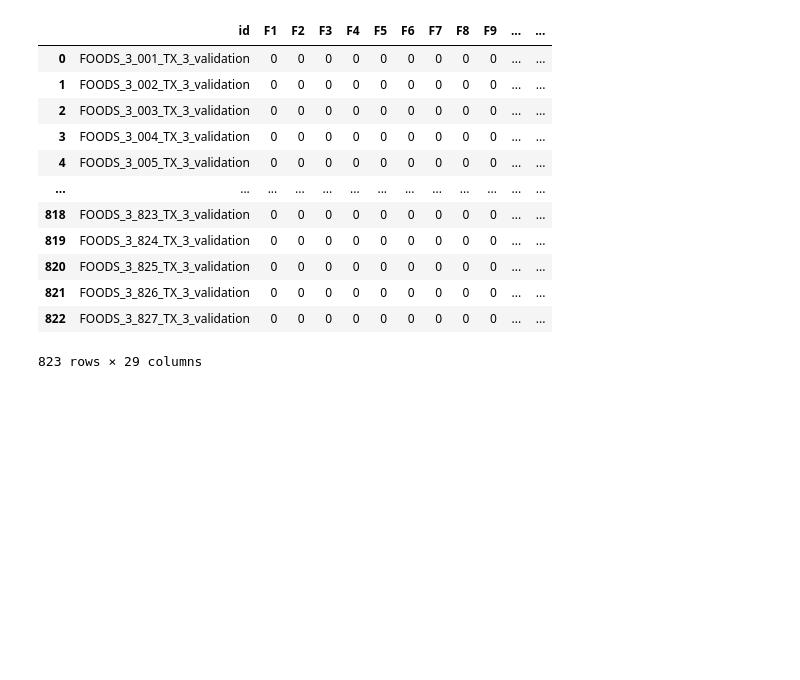
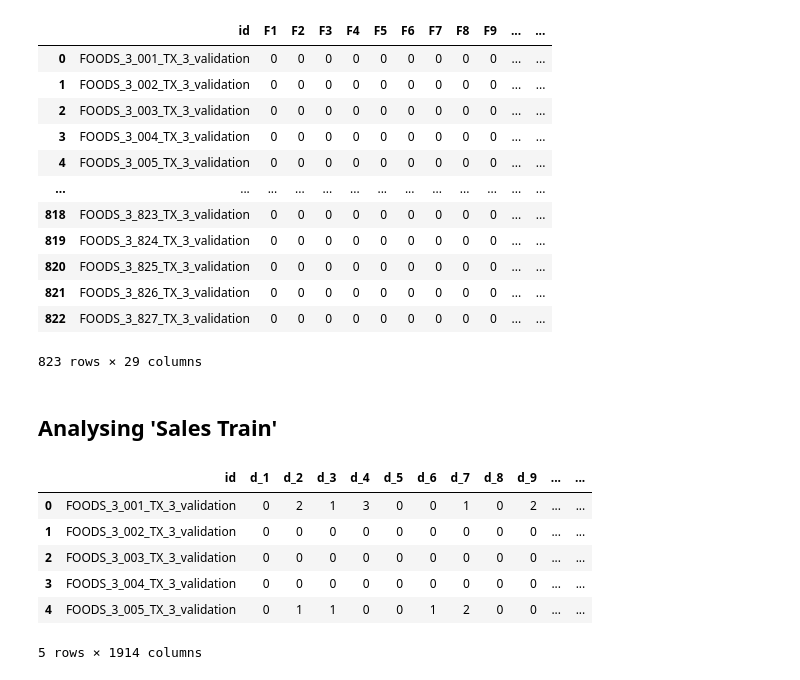
Before and after one commit to barath-uni/AFCS_Group_4, a Jupyter notebook: data_model_python.ipynb, the cells around one changed output. Drawn from its saved outputs; the diff is of its cells as text; code cells hidden in the pictures; blank space fills up the shorter version.

```diff
--- a/data_model_python.ipynb
+++ b/data_model_python.ipynb
@@ -129,3 +132,15 @@ df_sample_sub
 | 821 | FOODS_3_826_TX_3_validation | 0 | 0 | 0 | 0 | 0 | 0 | 0 | 0 | 0 | ... | ... |
 | 822 | FOODS_3_827_TX_3_validation | 0 | 0 | 0 | 0 | 0 | 0 | 0 | 0 | 0 | ... | ... |
 823 rows × 29 columns
+# %% [markdown]
+## Analysing 'Sales Train'
+# %%
+df_sales_train.head()
+# %% [output]
+|  | id | d_1 | d_2 | d_3 | d_4 | d_5 | d_6 | d_7 | d_8 | d_9 | ... | ... |
+| 0 | FOODS_3_001_TX_3_validation | 0 | 2 | 1 | 3 | 0 | 0 | 1 | 0 | 2 | ... | ... |
+| 1 | FOODS_3_002_TX_3_validation | 0 | 0 | 0 | 0 | 0 | 0 | 0 | 0 | 0 | ... | ... |
+| 2 | FOODS_3_003_TX_3_validation | 0 | 0 | 0 | 0 | 0 | 0 | 0 | 0 | 0 | ... | ... |
+| 3 | FOODS_3_004_TX_3_validation | 0 | 0 | 0 | 0 | 0 | 0 | 0 | 0 | 0 | ... | ... |
+| 4 | FOODS_3_005_TX_3_validation | 0 | 1 | 1 | 0 | 0 | 1 | 2 | 0 | 0 | ... | ... |
+5 rows × 1914 columns
```
Also changed, not shown: parts of 8 cells of this notebook, 2 other files.
